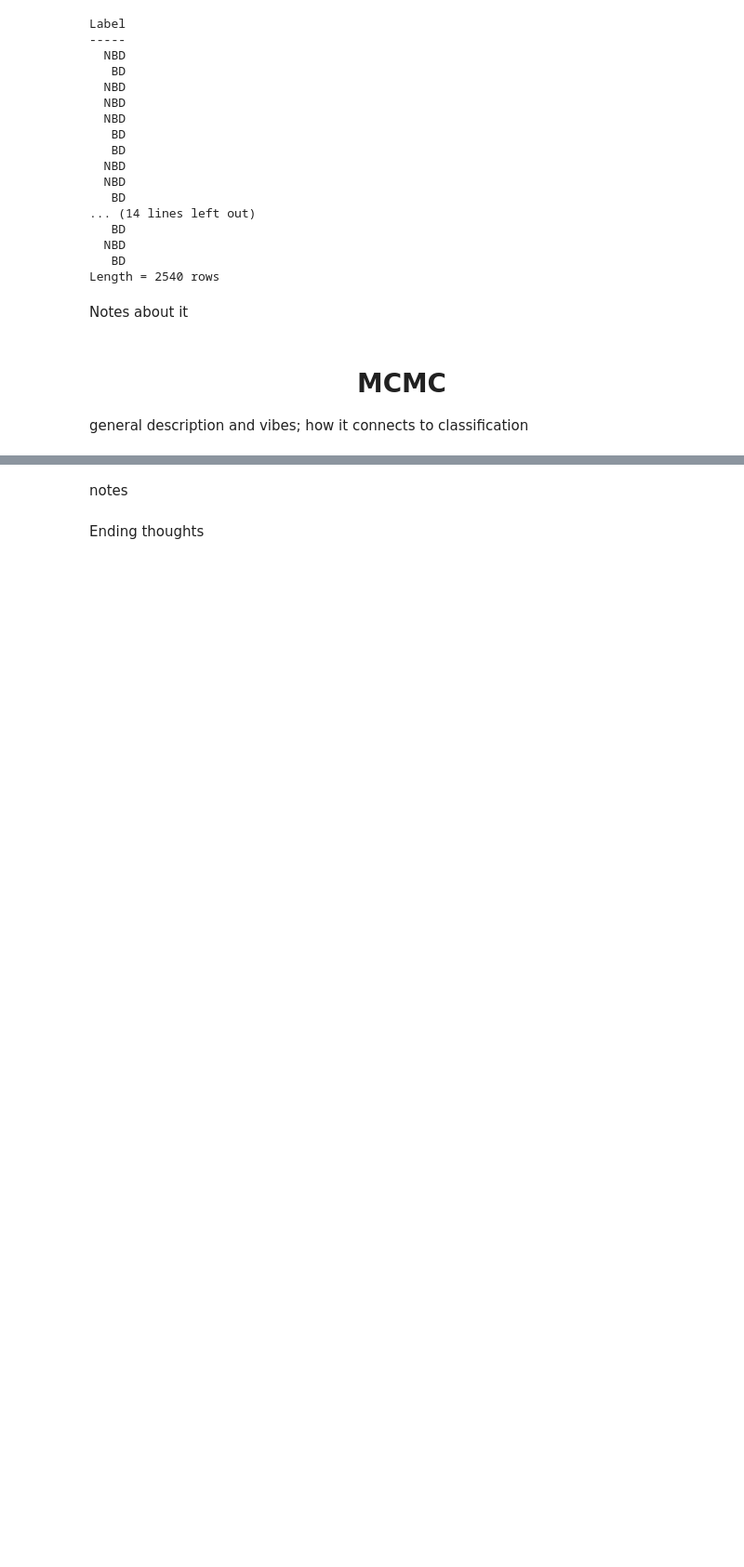
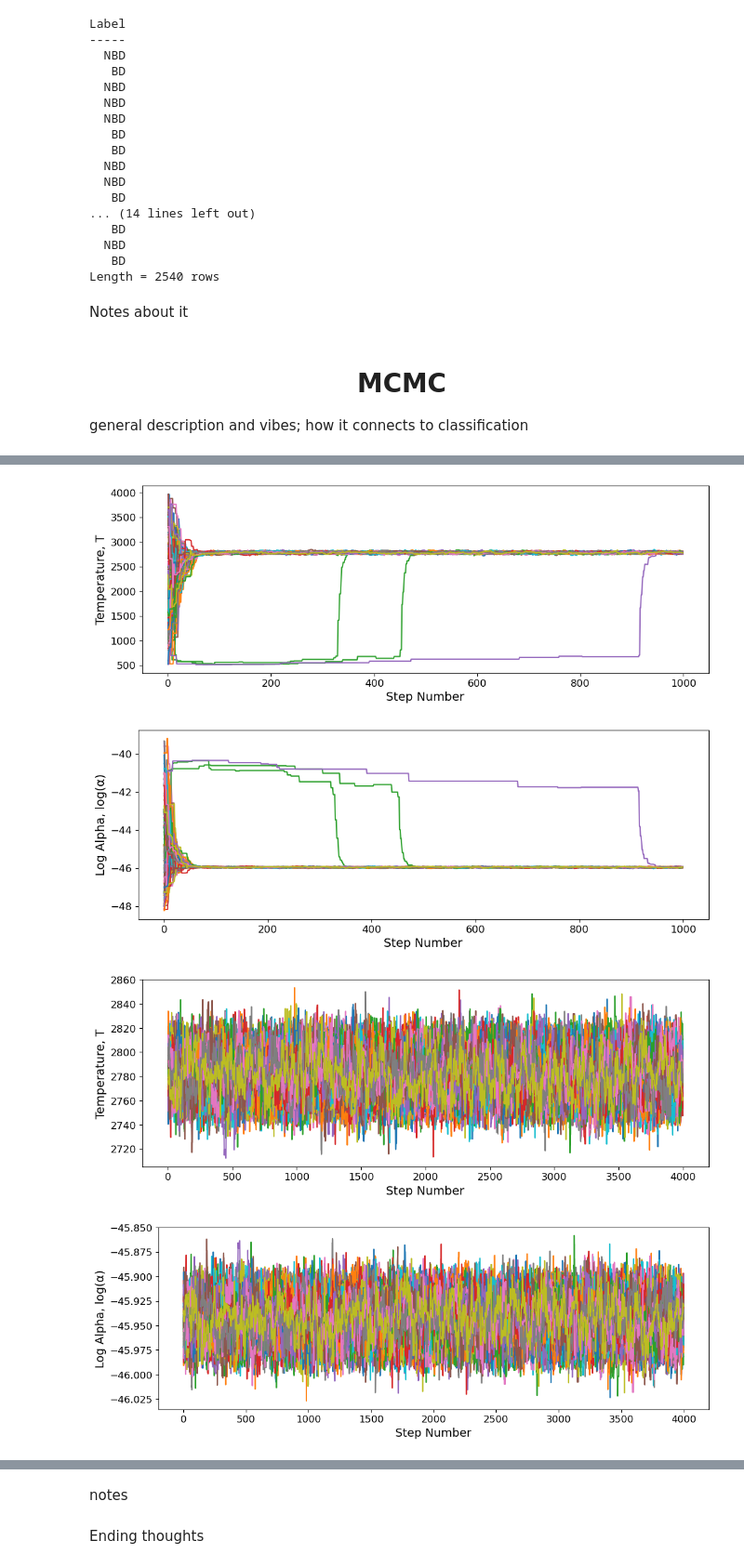
Before and after one commit to lagar05/ASTR154-Final-Project, a Jupyter notebook: Coding-Product.ipynb, the cells around one changed output, grey strips where cells are left out. Shown at 93% size. Cells and saved outputs as stored; diff of their text form; code cells hidden in the pictures; blank space fills up the shorter version.

```diff
--- a/Coding-Product.ipynb
+++ b/Coding-Product.ipynb
@@ -310,0 +416,11 @@ sampler.run_mcmc(initial_guesses, n_steps)
+# %%
+# assessing convergenge
+n_burn = 1000
+
+chain_plots(chain[:,0:n_burn,:])  # plot the burn in (steps from 0 --> n_burn)
+chain_plots(chain[:,n_burn:,:])  # plot the after burn in / convergence (steps from n_burn --> 5000)
+# %% [output]
+[figure, added]
+[figure, added]
+[figure, added]
+[figure, added]
```
Also changed, not shown: parts of 14 cells of this notebook.
